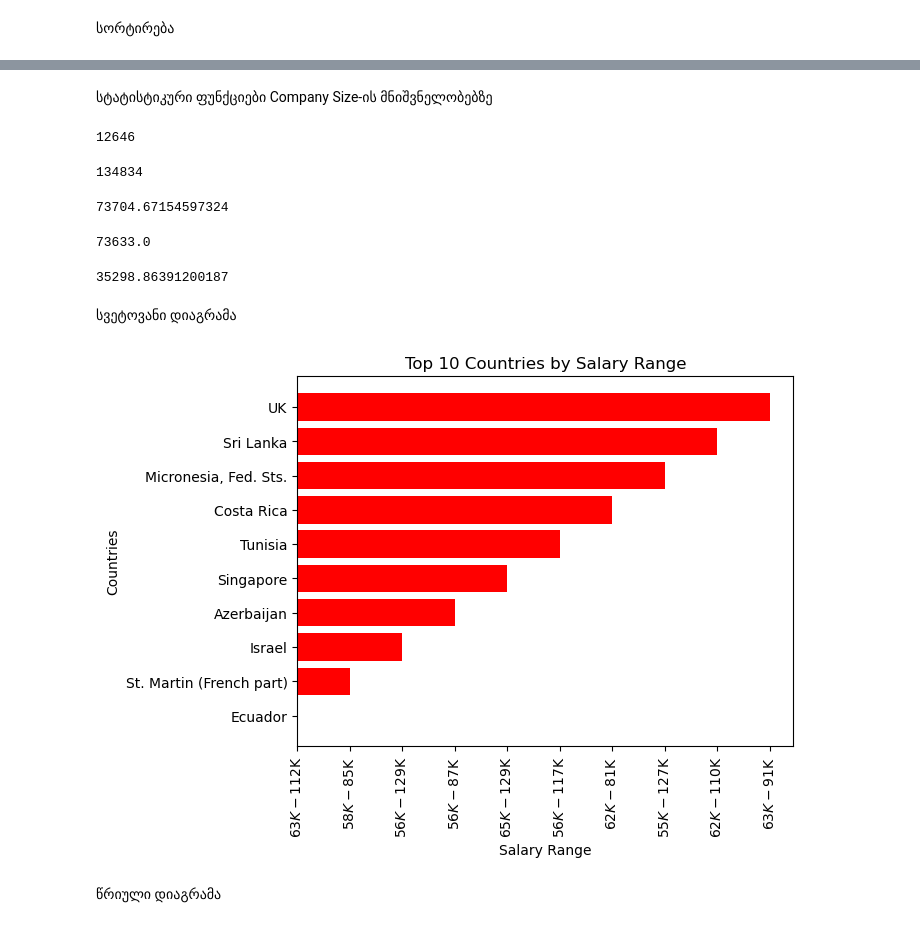
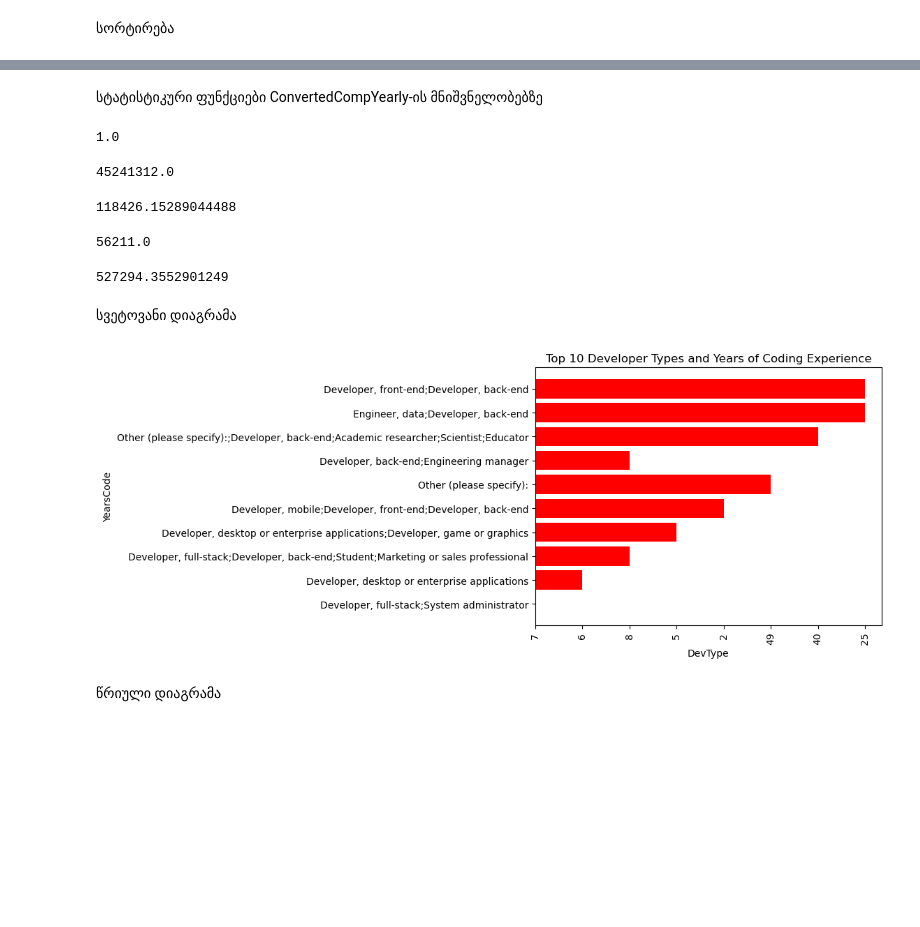
Before and after one commit to tporchkhidze/Quiz_1_job_descriptions, a Jupyter notebook: quiz1.ipynb, the cells around one changed output, grey strips where cells are left out. Cells and saved outputs as stored; diff of their text form; code cells hidden in the pictures; blank space fills up the shorter version.

```diff
--- a/quiz1.ipynb
+++ b/quiz1.ipynb
@@ -27,4 +27,4 @@ df[["Experience", "Job Title", "skills", "Salary Range"]].head(20)
 # %%
-df = pd.read_csv("job_descriptions.csv", index_col="Job Id")
+df = pd.read_csv("survey_results_public.csv", index_col="ResponseId")
 df.head(20)
 # %% [output]
@@ -76,6 +65,6 @@ df.loc[filtered_company_size & filtered_country, ["Company Size",'Country',  'Ro
 # %% [markdown]
 სორტირება
 # %%
-df.sort_values(by=['Job Posting Date', 'Job Title'], ascending=[True, False], inplace=True)
-df[['Job Posting Date', 'Job Title']].head(20)
+df.sort_values(by=['OrgSize', 'Age'], ascending=[True, False], inplace=True)
+df[['OrgSize', 'Age']].head(50)
 # %% [output]
@@ -100,51 +88,51 @@ df[['Job Posting Date', 'Job Title']].head(20)
 # %% [markdown]
-სტატისტიკური ფუნქციები Company Size-ის მნიშვნელობებზე
+სტატისტიკური ფუნქციები ConvertedCompYearly-ის მნიშვნელობებზე
 # %%
-# Company Size.min
-df["Company Size"].min()
+#min
+df["ConvertedCompYearly"].min()
 # %% [output]
-12646
+1.0
 # %%
-# Company Size.max
-df["Company Size"].max()
+#max
+df["ConvertedCompYearly"].max()
 # %% [output]
-134834
+45241312.0
 # %%
-# Company Size.mean
-df["Company Size"].mean()
+#mean
+df["ConvertedCompYearly"].mean()
 # %% [output]
-73704.67154597324
+118426.15289044488
 # %%
-# Company Size.median
-df["Company Size"].median()
+#median
+df["ConvertedCompYearly"].median()
 # %% [output]
-73633.0
+56211.0
 # %%
-# Company Size.std
-df["Company Size"].std()
+#std
+df["ConvertedCompYearly"].std()
 # %% [output]
-35298.86391200187
+527294.3552901249
 # %% [markdown]
 სვეტოვანი დიაგრამა
 # %%
 import matplotlib.pyplot as plt
 
-x = df["Country"].head(10)
-y = df["Salary Range"].head(10)
+x = df["DevType"].head(10)
+y = df["YearsCode"].head(10)
 
 fig, ax = plt.subplots()
 ax.barh(x, y, color = "red")
 
 plt.xticks(rotation='vertical')
 
-ax.set_xlabel('Salary Range')
-ax.set_ylabel('Countries')
+ax.set_xlabel('DevType')
+ax.set_ylabel('YearsCode')
 
-ax.set_title('Top 10 Countries by Salary Range')
+ax.set_title('Top 10 Developer Types and Years of Coding Experience')
 
 plt.show()
 # %% [output]
-[figure, old version]
+[figure, new version]
 # %% [markdown]
 წრიული დიაგრამა
 # %%
```
Also changed, not shown: parts of 7 cells of this notebook, 1 other file.
